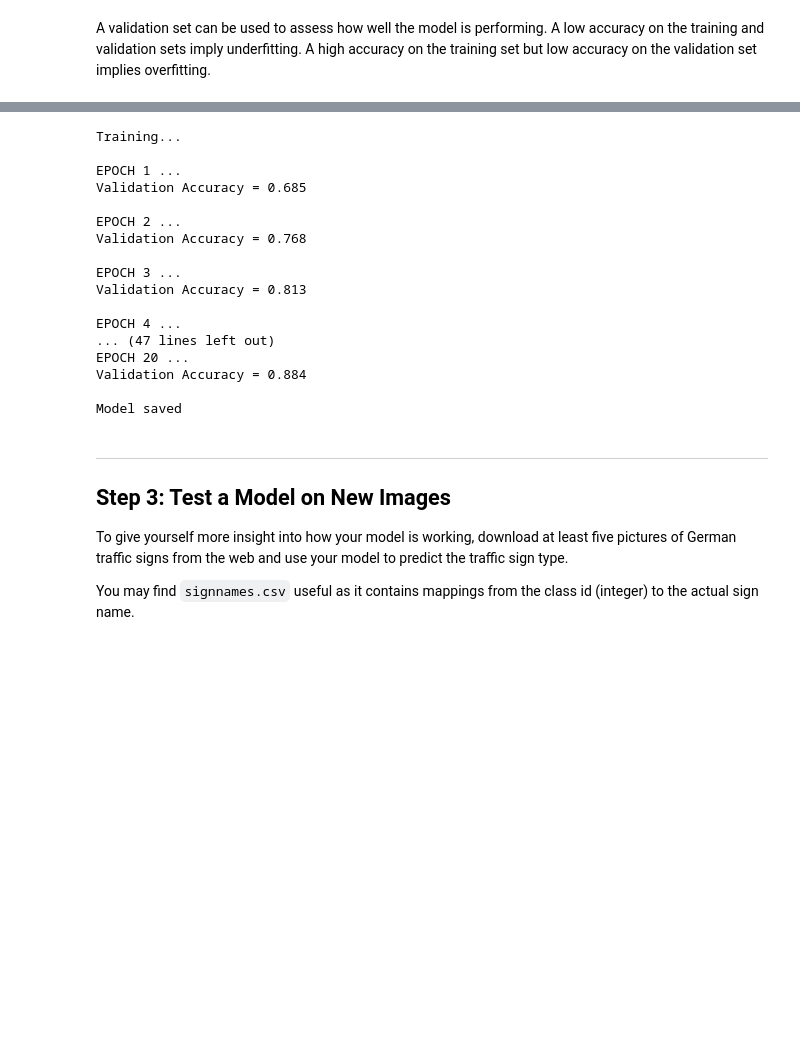
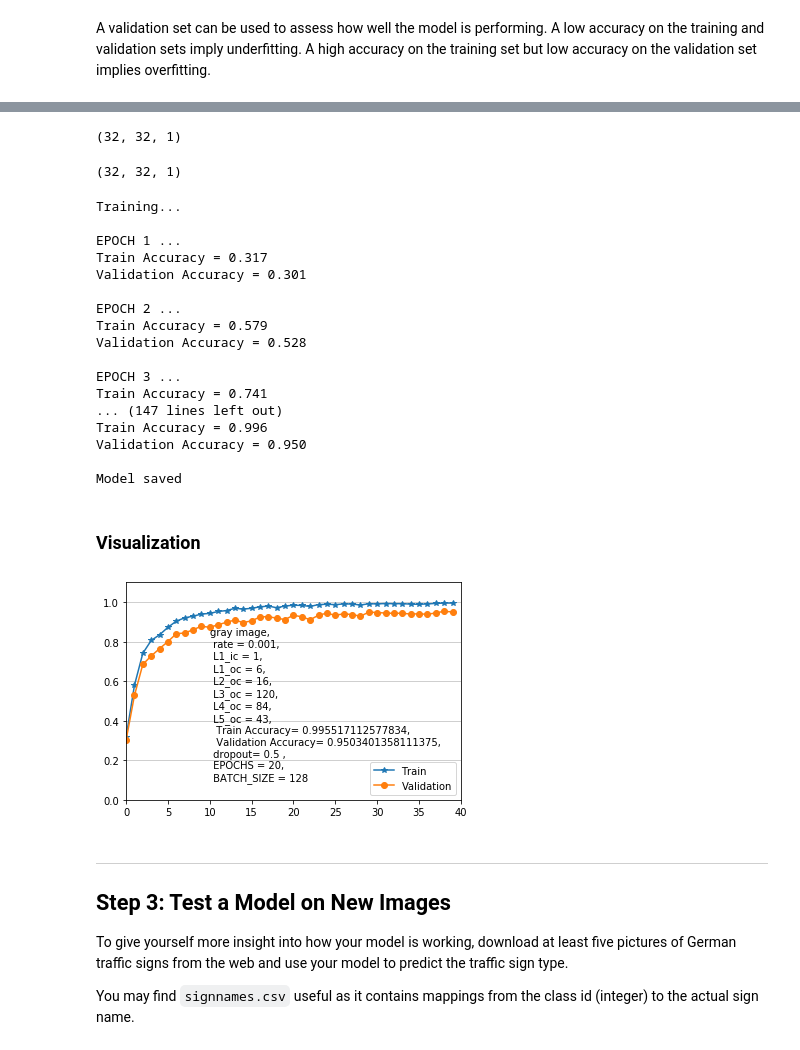
Before and after one commit to demigecko/CarND-Traffic-Sign-Classifier-Project, a Jupyter notebook: Traffic_Sign_Classifier.ipynb, the cells around one changed output, grey strips where cells are left out. Saved outputs shown, nothing was run; the diff lists cells and outputs as text; code cells hidden in the pictures; blank space fills up the shorter version.

```diff
--- a/Traffic_Sign_Classifier.ipynb
+++ b/Traffic_Sign_Classifier.ipynb
@@ -492,0 +277,8 @@ gray.shape
+# %%
+X_valid_preprocessed =[];
+for index in range(n_validation):
+    final = np.empty((32,32,1))
+    image = X_valid[index].squeeze()
+    gray = cv2.cvtColor(image,cv2.COLOR_BGR2GRAY)
+    final[:,:,0] = gray
+    X_valid_preprocessed.append(final)
@@ -716,7 +420,7 @@ def evaluate(X_data, y_data):
     sess = tf.get_default_session()
     for offset in range(0, num_examples, BATCH_SIZE):
         batch_x, batch_y = X_data[offset:offset+BATCH_SIZE], y_data[offset:offset+BATCH_SIZE]
-        accuracy = sess.run(accuracy_operation, feed_dict={x: batch_x, y: batch_y})
+        accuracy = sess.run(accuracy_operation, feed_dict={x: batch_x, y: batch_y, keep_prob: 1.0})
         total_accuracy += (accuracy * len(batch_x))
     return total_accuracy / num_examples
 # %% [markdown]
@@ -735,20 +437,39 @@ from sklearn.utils import shuffle
+# %%
+X_train_preprocessed[1].shape
+# %% [output]
+(32, 32, 1)
+# %%
+X_valid_preprocessed[1].shape
+# %% [output]
+(32, 32, 1)
 # %%
+# add some lines to monitor the validation progress
+#X_train_preprocessed = X_train
+#X_valid_preprocessed = X_valid
+from sklearn.utils import shuffle
 with tf.Session() as sess:
     sess.run(tf.global_variables_initializer())
-    num_examples = len(X_train)
+    num_examples = len(X_train_preprocessed)
 
     print("Training...")
     print()
+    train_log = []
+    valid_log = []
     for i in range(EPOCHS):
-        X_train, y_train = shuffle(X_train, y_train)
+        X_train_preprocessed, y_train = shuffle(X_train_preprocessed, y_train)
         for offset in range(0, num_examples, BATCH_SIZE):
             end = offset + BATCH_SIZE
-            batch_x, batch_y = X_train[offset:end], y_train[offset:end]
-            sess.run(training_operation, feed_dict={x: batch_x, y: batch_y})
+            batch_x, batch_y = X_train_preprocessed[offset:end], y_train[offset:end]
+            sess.run(training_operation, feed_dict={x: batch_x, y: batch_y, keep_prob: 0.5})
+              # for cheking for overfitting / underfitting
 
-        validation_accuracy = evaluate(X_valid, y_valid)
+        train_accuracy = evaluate(X_train_preprocessed, y_train)
+        valid_accuracy = evaluate(X_valid_preprocessed, y_valid)
+        train_log.append(train_accuracy)
+        valid_log.append(valid_accuracy)
         print("EPOCH {} ...".format(i+1))
-        print("Validation Accuracy = {:.3f}".format(validation_accuracy))
+        print("Train Accuracy = {:.3f}".format(train_accuracy))
+        print("Validation Accuracy = {:.3f}".format(valid_accuracy))
         print()
 
     saver.save(sess, './lenet')
@@ -757,20 +478,35 @@ with tf.Session() as sess:
 Training...
 
 EPOCH 1 ...
-Validation Accuracy = 0.685
+Train Accuracy = 0.317
+Validation Accuracy = 0.301
 
 EPOCH 2 ...
-Validation Accuracy = 0.768
+Train Accuracy = 0.579
+Validation Accuracy = 0.528
 
 EPOCH 3 ...
-Validation Accuracy = 0.813
-
-EPOCH 4 ...
-... (47 lines left out)
-EPOCH 20 ...
-Validation Accuracy = 0.884
+Train Accuracy = 0.741
+... (147 lines left out)
+Train Accuracy = 0.996
+Validation Accuracy = 0.950
 
 Model saved
+# %% [markdown]
+### Visualization
+# %%
+plt.plot(train_log,'*-')
+plt.plot(valid_log,'o-')
+string ='gray image, \n rate = {0}, \n L1_ic = {1},\n L1_oc = {2}, \n L2_oc = {3},\n L3_oc = {4},\n L4_oc = {5},\n L5_oc = {6},\n  Train Accuracy= {7},\n  Validation Accuracy= {8},\n dropout= 0.5 ,\n EPOCHS = 20, \n BATCH_SIZE = 128'.format(rate, L1_ic, L1_oc, L2_oc, L3_oc, L4_oc, L5_oc, train_accuracy,valid_accuracy)
+plt.text(EPOCHS/4, 0.1, string)
+plt.xlim([0, EPOCHS])
+plt.ylim([0, 1.1])
+plt.grid(axis='y', alpha=0.75);
+#plt.xticks(range(EPOCHS),range(EPOCHS));
+plt.legend(('Train', 'Validation'), loc='lower right')
+plt.savefig('visualizations/' + 'training_idea4_with_dropout.png', bbox_inches='tight')
+# %% [output]
+[figure, added]
 # %% [markdown]
 ---
 
```
Also changed, not shown: parts of 70 cells of this notebook, 51 other files.
